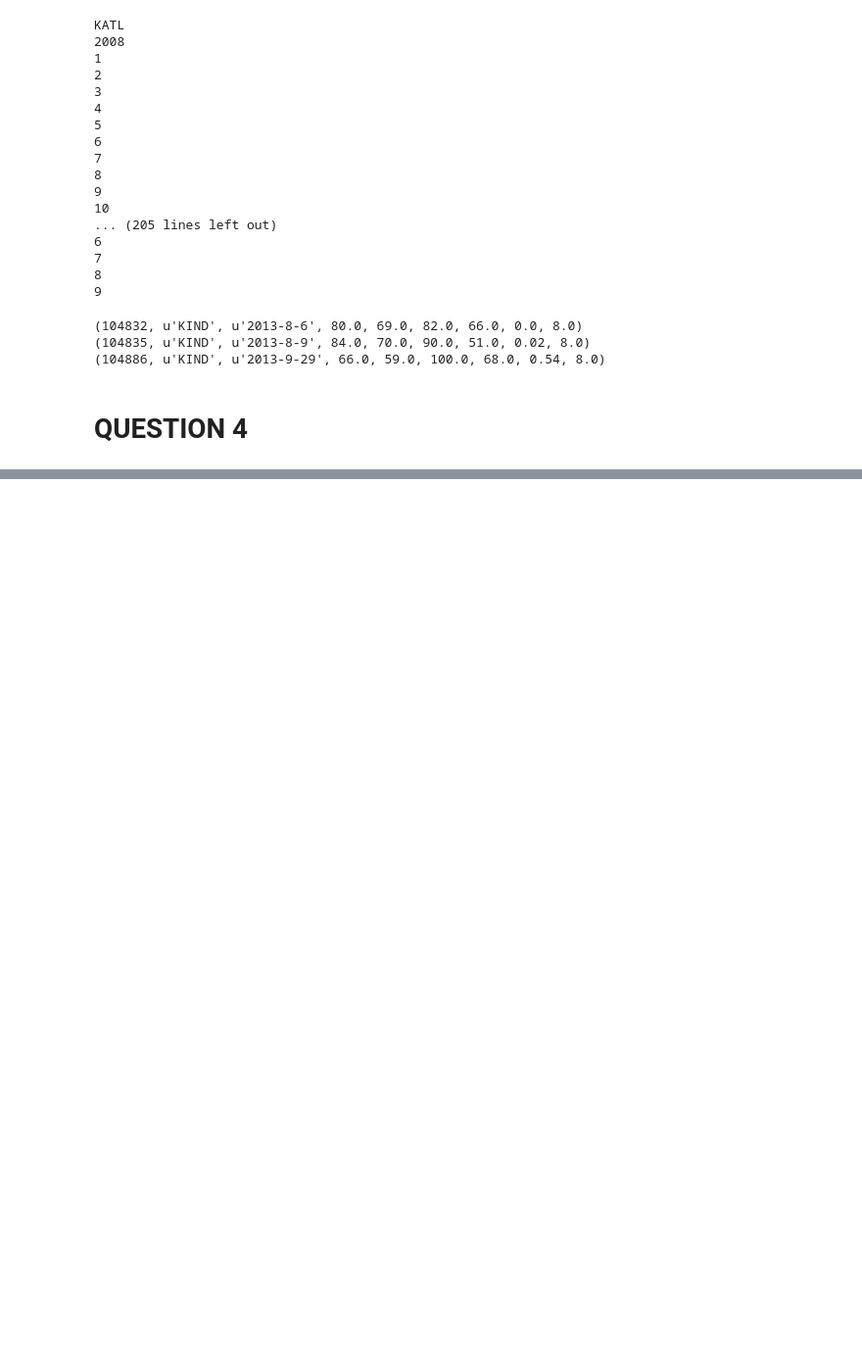
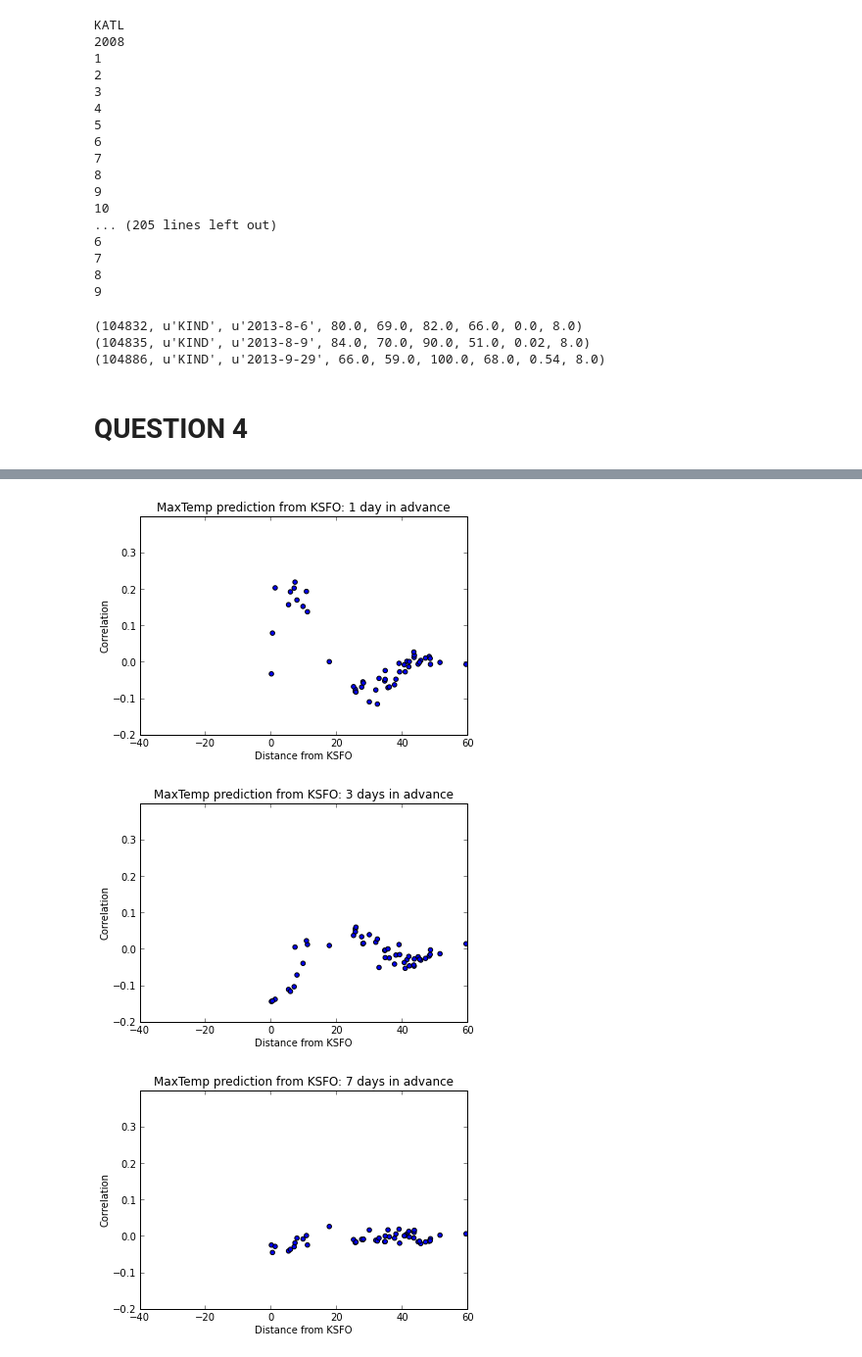
Before and after one commit to autumnshores/AY250_PythonClass, a Jupyter notebook: homework6/Homework 6.ipynb, the cells around one changed output, grey strips where cells are left out. Shown at 98% size. Cells and saved outputs as stored; diff of their text form; code cells hidden in the pictures; blank space fills up the shorter version.

```diff
--- a/homework6/Homework 6.ipynb
+++ b/homework6/Homework 6.ipynb
@@ -401,0 +553,32 @@ fr6_sort = fr6.sort(['correlation'], ascending=[0, 1])
+# %%
+#plot figures of MaxTemp correlation vs. Distance
+f,ax1 = plt.subplots()
+ax1.scatter(fr1['Distance'], fr1['correlation'])
+ax1.set_ylim([-0.2,0.4])
+ax1.set_xlim([-40,60])
+ax1.set_title('MaxTemp prediction from KSFO: 1 day in advance')
+ax1.set_xlabel('Distance from KSFO')
+ax1.set_ylabel('Correlation')
+plt.show()
+
+f2,ax2 = plt.subplots()
+ax2.scatter(fr2['Distance'], fr2['correlation'])
+ax2.set_ylim([-0.2,0.4])
+ax2.set_xlim([-40,60])
+ax2.set_title('MaxTemp prediction from KSFO: 3 days in advance')
+ax2.set_xlabel('Distance from KSFO')
+ax2.set_ylabel('Correlation')
+plt.show()
+
+f3,ax3 = plt.subplots()
+ax3.scatter(fr3['Distance'], fr3['correlation'])
+ax3.set_ylim([-0.2,0.4])
+ax3.set_xlim([-40,60])
+ax3.set_title('MaxTemp prediction from KSFO: 7 days in advance')
+ax3.set_xlabel('Distance from KSFO')
+ax3.set_ylabel('Correlation')
+plt.show()
+# %% [output]
+[figure, added]
+[figure, added]
+[figure, added]
```
Also changed, not shown: parts of 11 cells of this notebook.
